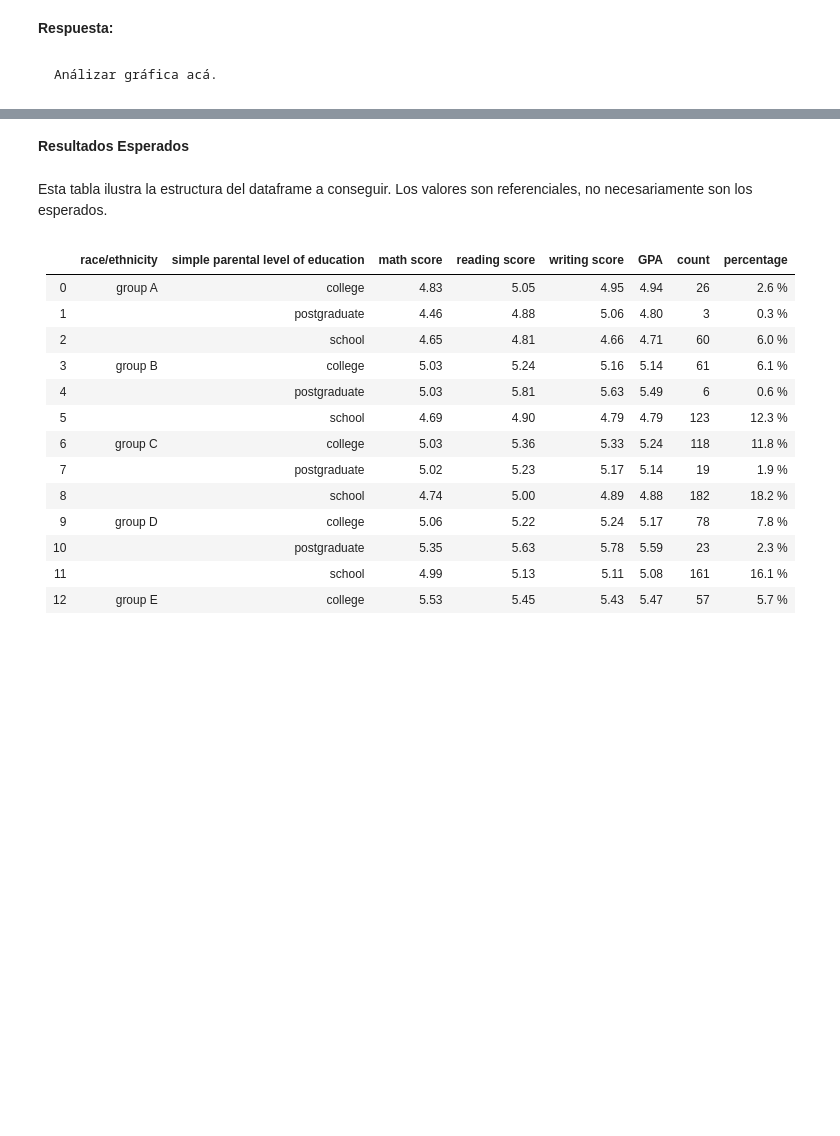
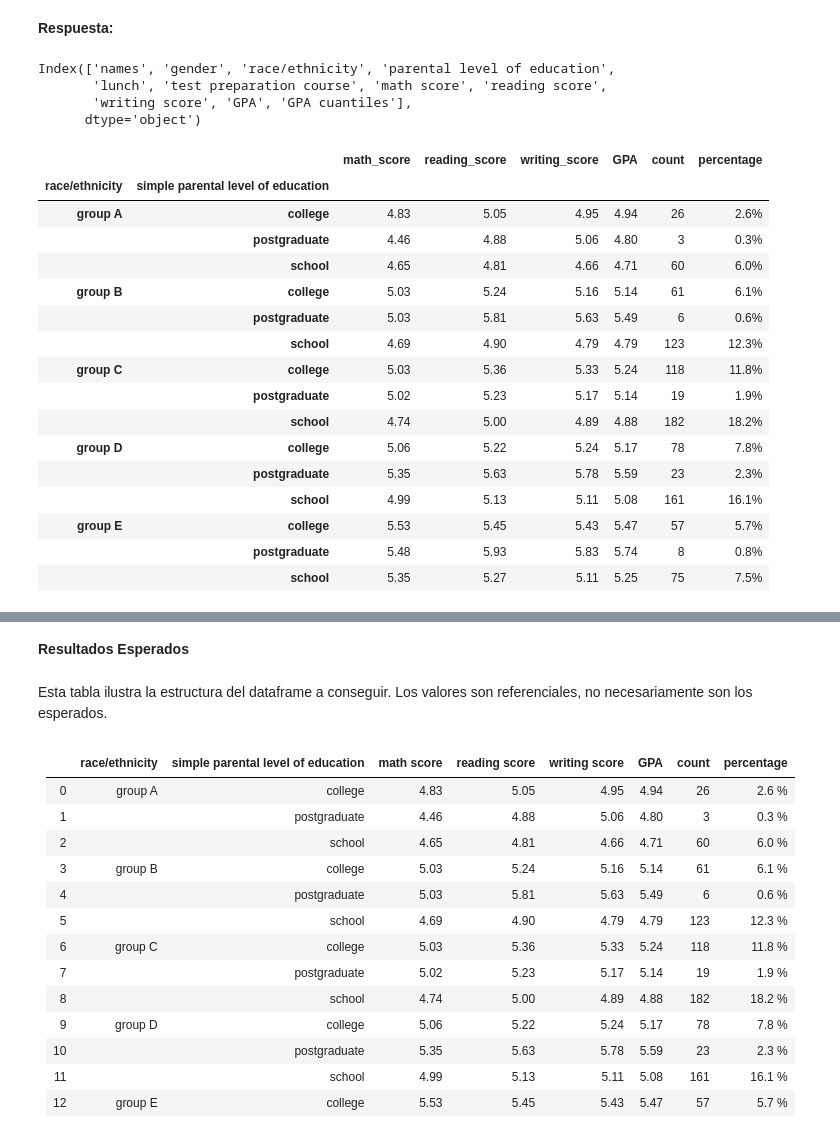
Before and after one commit to Geral37/MDS7202, a Jupyter notebook: Laboratorios/Lab 3 - Pandas/Lab3.ipynb, the cells around one changed output, grey strips where cells are left out. Saved outputs shown, nothing was run; the diff lists cells and outputs as text; code cells hidden in the pictures; blank space fills up the shorter version.

```diff
--- a/Laboratorios/Lab 3 - Pandas/Lab3.ipynb
+++ b/Laboratorios/Lab 3 - Pandas/Lab3.ipynb
@@ -661,3 +670,64 @@ Finalmente, responda las siguientes preguntas sobre el gráfico de caja que vien
+# %%
+df_grades1.columns
+# %% [output]
+Index(['names', 'gender', 'race/ethnicity', 'parental level of education',
+       'lunch', 'test preparation course', 'math score', 'reading score',
+       'writing score', 'GPA', 'GPA cuantiles'],
+      dtype='object')
+# %%
+# Inserte su respuesta aquí
+
+# Usando map
+education_map = {
+    'some high school': 'school',
+    'some college': 'school',
+    'high school': 'school',
+    "bachelor's degree": 'college',
+    "associate's degree": 'college',
+    "master's degree": 'postgraduate'
+}
+
+df_grades['simple parental level of education'] = df_grades['parental level of education'].map(education_map)
+
+# Agregamos por raza/etnia y nivel educativo simplificado para obtener el promedio de GPA, math score, reading score, y writing score
+summary_table = df_grades.groupby(['race/ethnicity', 'simple parental level of education']).agg(
+    math_score=('math score', 'mean'),  # Promedio de Math Score
+    reading_score=('reading score', 'mean'),  # Promedio de Reading Score
+    writing_score=('writing score', 'mean'),  # Promedio de Writing Score
+    GPA=('GPA', 'mean'),                # Promedio de GPA
+    count=('GPA', 'size')               # Conteo de alumnos
+)
+
+summary_table = summary_table.round({
+    'math_score': 2,
+    'reading_score': 2,
+    'writing_score': 2,
+    'GPA': 2
+})
+
+# Obtenemos el porcentaje de alumnos con respecto al total
+total_students = len(df_grades)
+summary_table['percentage'] = (summary_table['count'] / total_students * 100).round(2).astype(str) + '%'
+
+display(summary_table)
+# %% [output]
+|  |  | math_score | reading_score | writing_score | GPA | count | percentage |
+| race/ethnicity | simple parental level of education |  |  |  |  |  |  |
+| group A | college | 4.83 | 5.05 | 4.95 | 4.94 | 26 | 2.6% |
+|  | postgraduate | 4.46 | 4.88 | 5.06 | 4.80 | 3 | 0.3% |
+|  | school | 4.65 | 4.81 | 4.66 | 4.71 | 60 | 6.0% |
+| group B | college | 5.03 | 5.24 | 5.16 | 5.14 | 61 | 6.1% |
+|  | postgraduate | 5.03 | 5.81 | 5.63 | 5.49 | 6 | 0.6% |
+|  | school | 4.69 | 4.90 | 4.79 | 4.79 | 123 | 12.3% |
+| group C | college | 5.03 | 5.36 | 5.33 | 5.24 | 118 | 11.8% |
+|  | postgraduate | 5.02 | 5.23 | 5.17 | 5.14 | 19 | 1.9% |
+|  | school | 4.74 | 5.00 | 4.89 | 4.88 | 182 | 18.2% |
+| group D | college | 5.06 | 5.22 | 5.24 | 5.17 | 78 | 7.8% |
+|  | postgraduate | 5.35 | 5.63 | 5.78 | 5.59 | 23 | 2.3% |
+|  | school | 4.99 | 5.13 | 5.11 | 5.08 | 161 | 16.1% |
+| group E | college | 5.53 | 5.45 | 5.43 | 5.47 | 57 | 5.7% |
+|  | postgraduate | 5.48 | 5.93 | 5.83 | 5.74 | 8 | 0.8% |
+|  | school | 5.35 | 5.27 | 5.11 | 5.25 | 75 | 7.5% |
 # %%
 fig = px.box(
     df_grades,
@@ -667,5 +737,3 @@ fig = px.box(
     hover_data=["GPA"],
 )
 fig.show()
-# %% [markdown]
-    Análizar gráfica acá.
```
Also changed, not shown: parts of 22 cells of this notebook.
